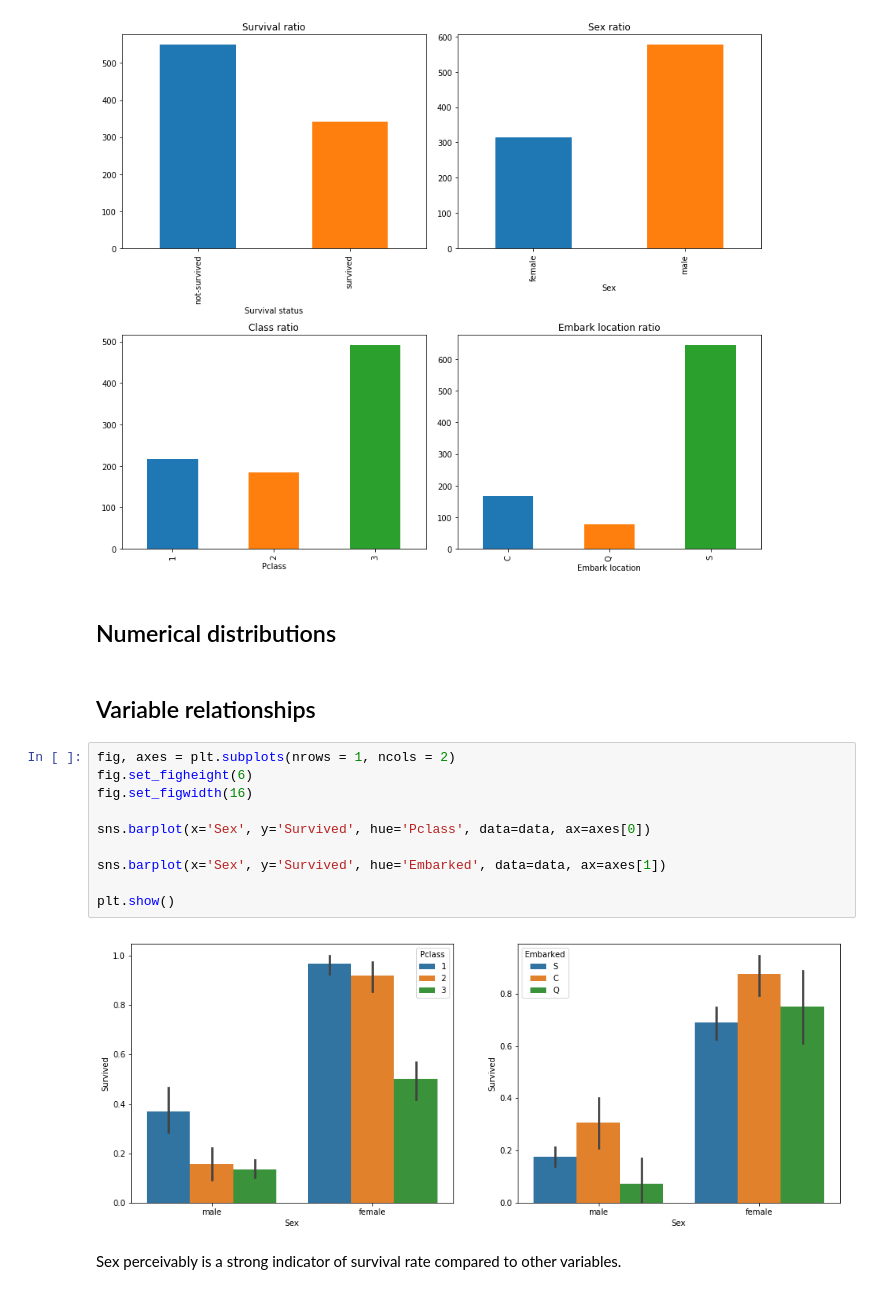
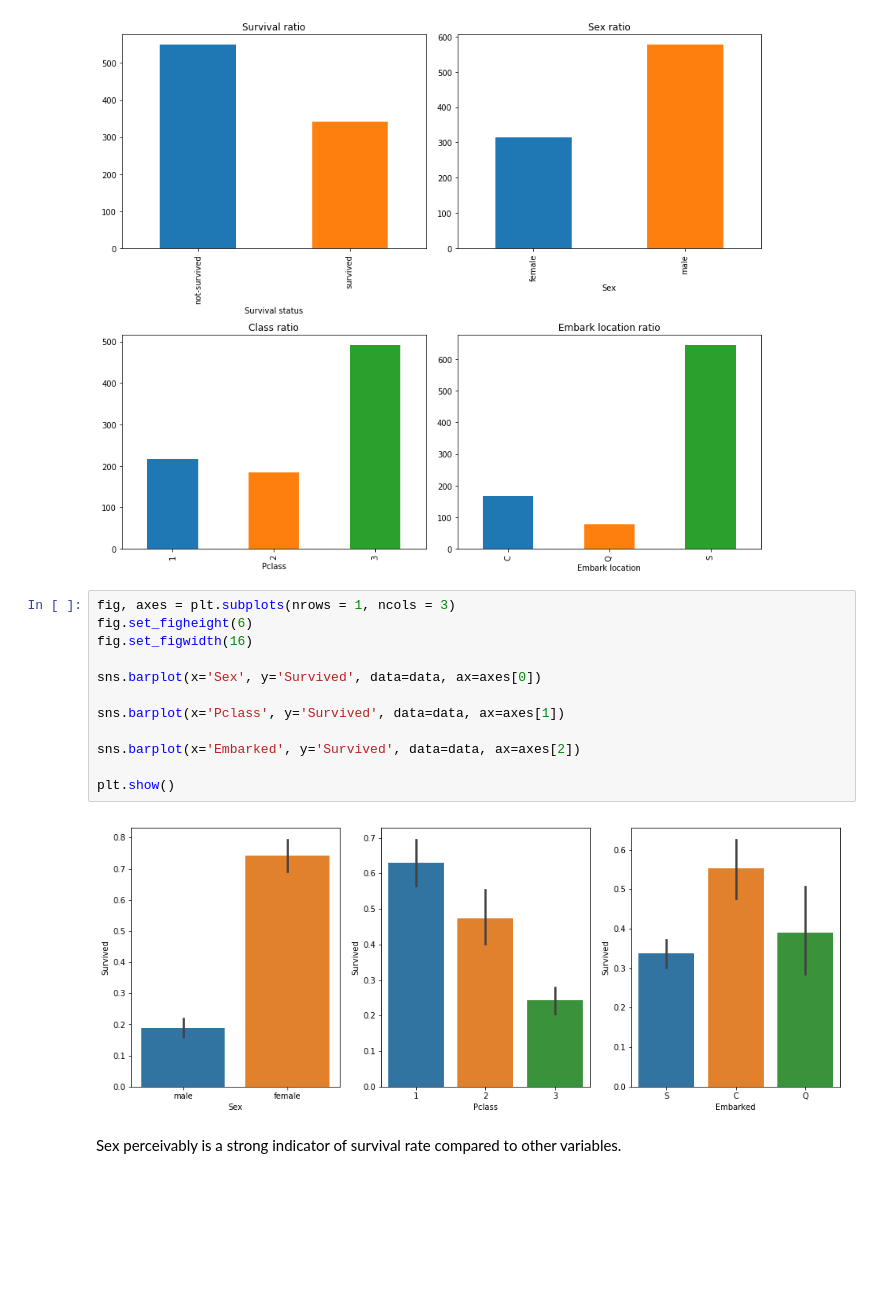
Before and after one commit to chasnew/data-analysis-repository, a Jupyter notebook: Titanic/Kaggle_titanic.ipynb, the cells around one changed output. Drawn from its saved outputs; the diff is of its cells as text; blank space fills up the shorter version.

```diff
--- a/Titanic/Kaggle_titanic.ipynb
+++ b/Titanic/Kaggle_titanic.ipynb
@@ -130,21 +131,19 @@ plt.tight_layout()
 plt.show()
 # %% [output]
 [figure]
-# %% [markdown]
-## Numerical distributions
-# %% [markdown]
-## Variable relationships
 # %%
-fig, axes = plt.subplots(nrows = 1, ncols = 2)
+fig, axes = plt.subplots(nrows = 1, ncols = 3)
 fig.set_figheight(6)
 fig.set_figwidth(16)
 
-sns.barplot(x='Sex', y='Survived', hue='Pclass', data=data, ax=axes[0])
+sns.barplot(x='Sex', y='Survived', data=data, ax=axes[0])
 
-sns.barplot(x='Sex', y='Survived', hue='Embarked', data=data, ax=axes[1])
+sns.barplot(x='Pclass', y='Survived', data=data, ax=axes[1])
+
+sns.barplot(x='Embarked', y='Survived', data=data, ax=axes[2])
 
 plt.show()
 # %% [output]
-[figure, old version]
+[figure, new version]
 # %% [markdown]
 Sex perceivably is a strong indicator of survival rate compared to other variables.
```
Also changed, not shown: parts of 46 cells of this notebook.
